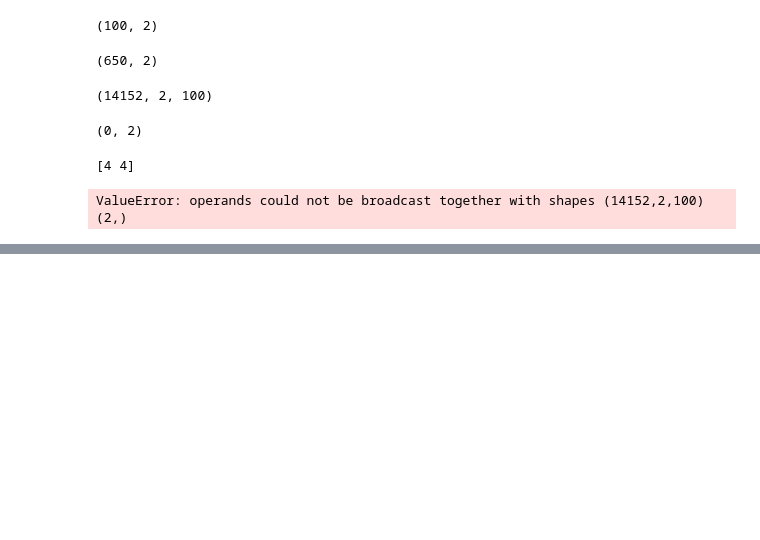
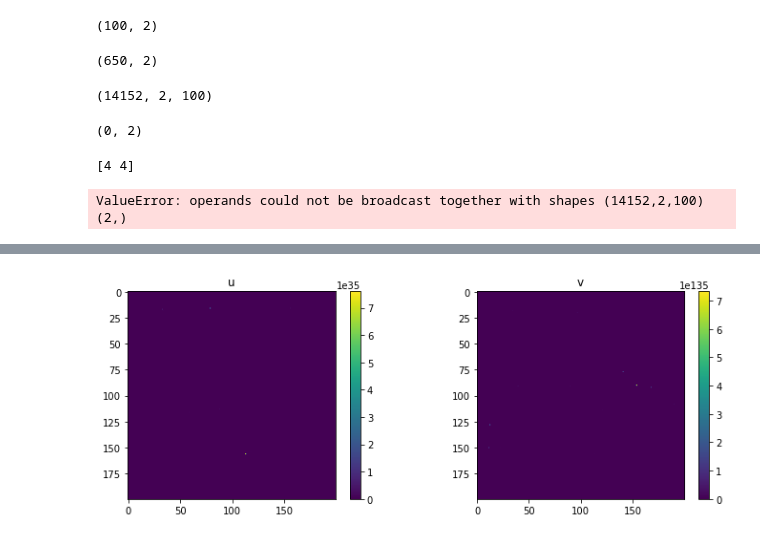
Before and after one commit to KatharinaBracher/GCCM, a Jupyter notebook: code/code.ipynb, the cells around one changed output, grey strips where cells are left out. Saved outputs shown, nothing was run; the diff lists cells and outputs as text; code cells hidden in the pictures; blank space fills up the shorter version.

```diff
--- a/code/code.ipynb
+++ b/code/code.ipynb
@@ -1076,0 +1357,70 @@ ValueError: operands could not be broadcast together with shapes (14152,2,100) (
+# %%
+from scipy.integrate import solve_ivp
+from scipy.sparse import diags
+
+def laplacian(Z, dz):
+    Ztop = Z[0:-2, 1:-1]
+    Zleft = Z[1:-1, 0:-2]
+    Zbottom = Z[2:, 1:-1]
+    Zright = Z[1:-1, 2:]
+    Zcenter = Z[1:-1, 1:-1]
+    return (Ztop + Zleft + Zbottom + Zright - 4 * Zcenter) / dz**2
+
+def rhs(t, z, Nx, Ny, dx, dy):
+    u = z[:Nx*Ny].reshape((Nx, Ny))
+    v = z[Nx*Ny:].reshape((Nx, Ny))
+
+    lap_u = laplacian(u, dx)
+    lap_v = laplacian(v, dy)
+
+    uc = u[1:-1, 1:-1]
+    vc = v[1:-1, 1:-1]
+
+    # functions f and g
+    u[1:-1, 1:-1] = 2.8e-4 * lap_u - uc**2
+    v[1:-1, 1:-1] = 2.8e-4 * lap_v - vc**2 + 0.2 * uc * vc
+
+    # Neumann boundary conditions
+    for B in (u, v):
+            B[0, :] = u[1, :]
+            B[-1, :] = B[-2, :]
+            B[:, 0] = B[:, 1]
+            B[:, -1] = B[:, -2]
+
+    return np.concatenate([u.ravel(), v.ravel()])
+
+# Parameters
+Lx, Ly = 1, 1  # Domain size
+Nx, Ny = 200, 200    # Number of grid points
+dx, dy = Lx / (Nx - 1), Ly / (Ny - 1)  # Grid spacing
+
+# Initial conditions
+u0 = np.random.rand(Nx, Ny)
+v0 = np.random.rand(Nx, Ny)
+z0 = np.concatenate([u0.ravel(), v0.ravel()])
+
+# Time span and step size
+t_start, t_end = 0, 50
+dt = 0.001
+t_eval = np.arange(t_start, t_end, dt)
+
+# Solve the system
+sol = solve_ivp(rhs, t_span, z0, args=(Nx, Ny, dx, dy), t_eval=t_eval, method='RK45')
+
+# Extract the solution for u and v at the final time
+u_final = sol.y[:Nx*Ny, -1].reshape((Nx, Ny))
+v_final = sol.y[Nx*Ny:, -1].reshape((Nx, Ny))
+
+# Plot the results
+fig, axes = plt.subplots(1, 2, figsize=(12, 4))
+c1 = axes[0].imshow(u_final)
+fig.colorbar(c1, ax=axes[0])
+axes[0].set_title('u')
+
+c2 = axes[1].imshow(v_final)
+fig.colorbar(c2, ax=axes[1])
+axes[1].set_title('v')
+
+plt.show()
+# %% [output]
+[figure, added]
```
Also changed, not shown: parts of 63 cells of this notebook, 16 other files.
